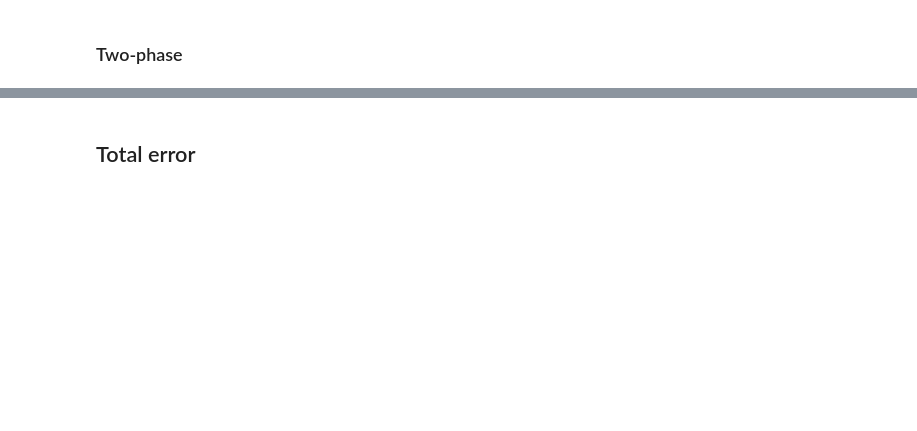
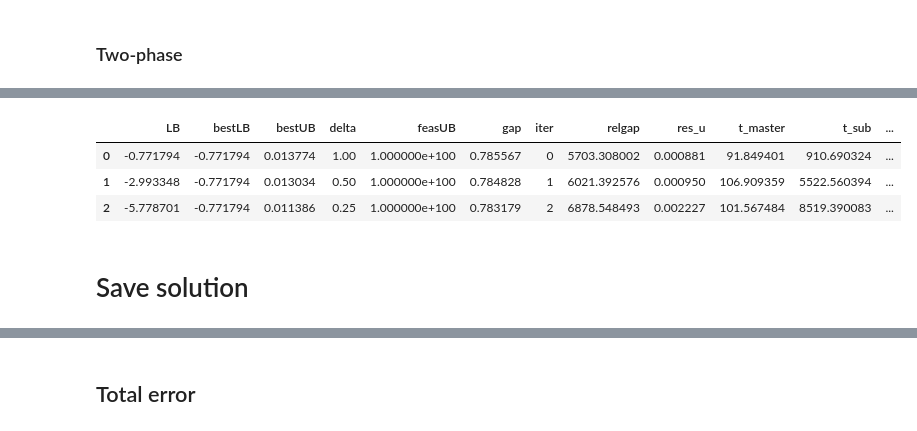
Before and after one commit to SBRG/dynamicme, a Jupyter notebook: notebooks/testing/gem_radix_lagrange_twophase.ipynb, the cells around one changed output, grey strips where cells are left out. Saved outputs shown, nothing was run; the diff lists cells and outputs as text; code cells hidden in the pictures; blank space fills up the shorter version.

```diff
--- a/notebooks/testing/gem_radix_lagrange_twophase.ipynb
+++ b/notebooks/testing/gem_radix_lagrange_twophase.ipynb
@@ -138,3 +170,10 @@ g.add_legend()
+# %%
+df_phase2
+# %% [output]
+|  | LB | bestLB | bestUB | delta | feasUB | gap | iter | relgap | res_u | t_master | t_sub | ... |
+| 0 | -0.771794 | -0.771794 | 0.013774 | 1.00 | 1.000000e+100 | 0.785567 | 0 | 5703.308002 | 0.000881 | 91.849401 | 910.690324 | ... |
+| 1 | -2.993348 | -0.771794 | 0.013034 | 0.50 | 1.000000e+100 | 0.784828 | 1 | 6021.392576 | 0.000950 | 106.909359 | 5522.560394 | ... |
+| 2 | -5.778701 | -0.771794 | 0.011386 | 0.25 | 1.000000e+100 | 0.783179 | 2 | 6878.548493 | 0.002227 | 101.567484 | 8519.390083 | ... |
 # %%
 var_cons_dict = estk.var_cons_dict
 powers = estk.powers
@@ -145,0 +203,2 @@ if sol_master is None:
+# %% [markdown]
+# Save solution
```
Also changed, not shown: parts of 21 cells of this notebook, 4 other files.
